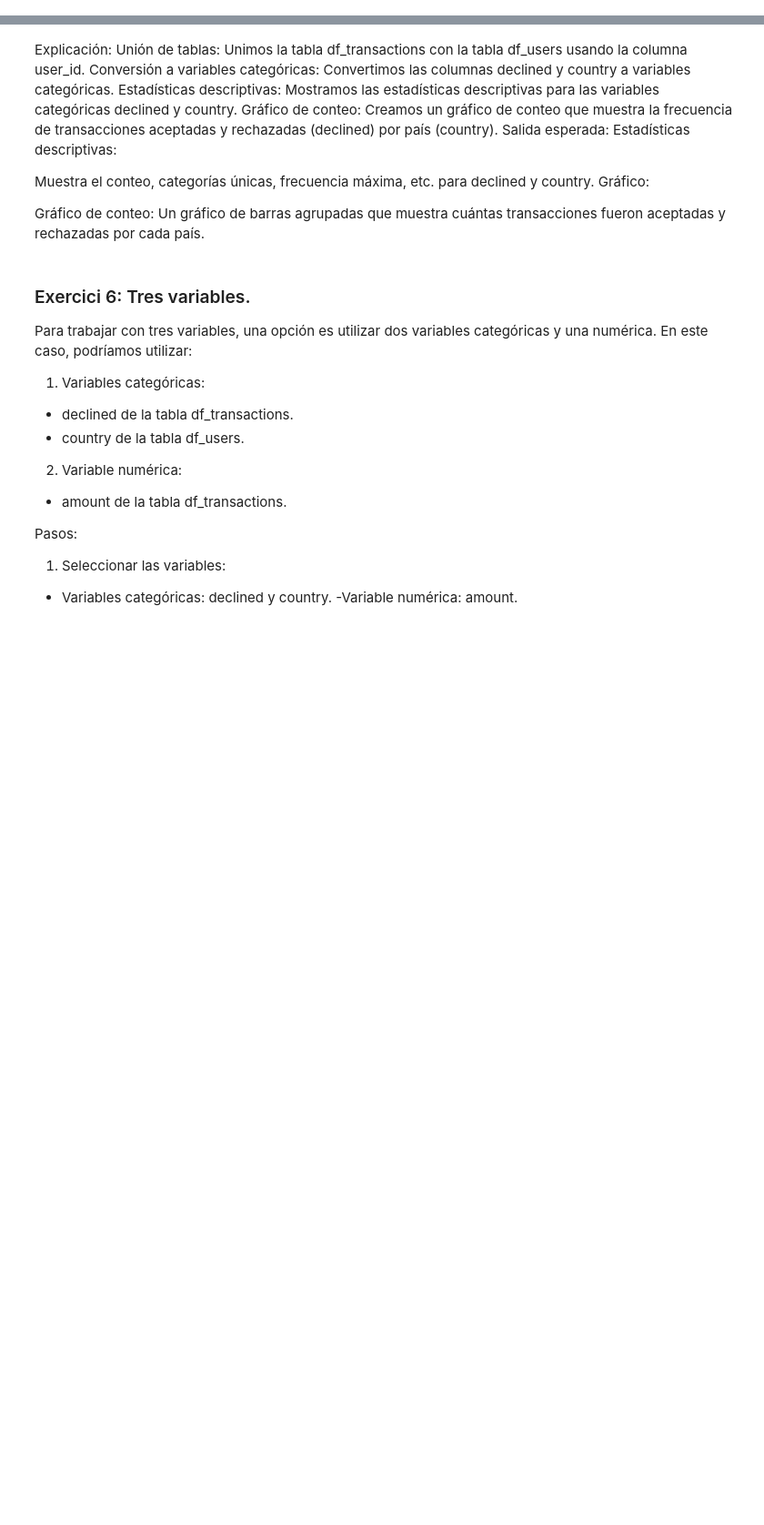
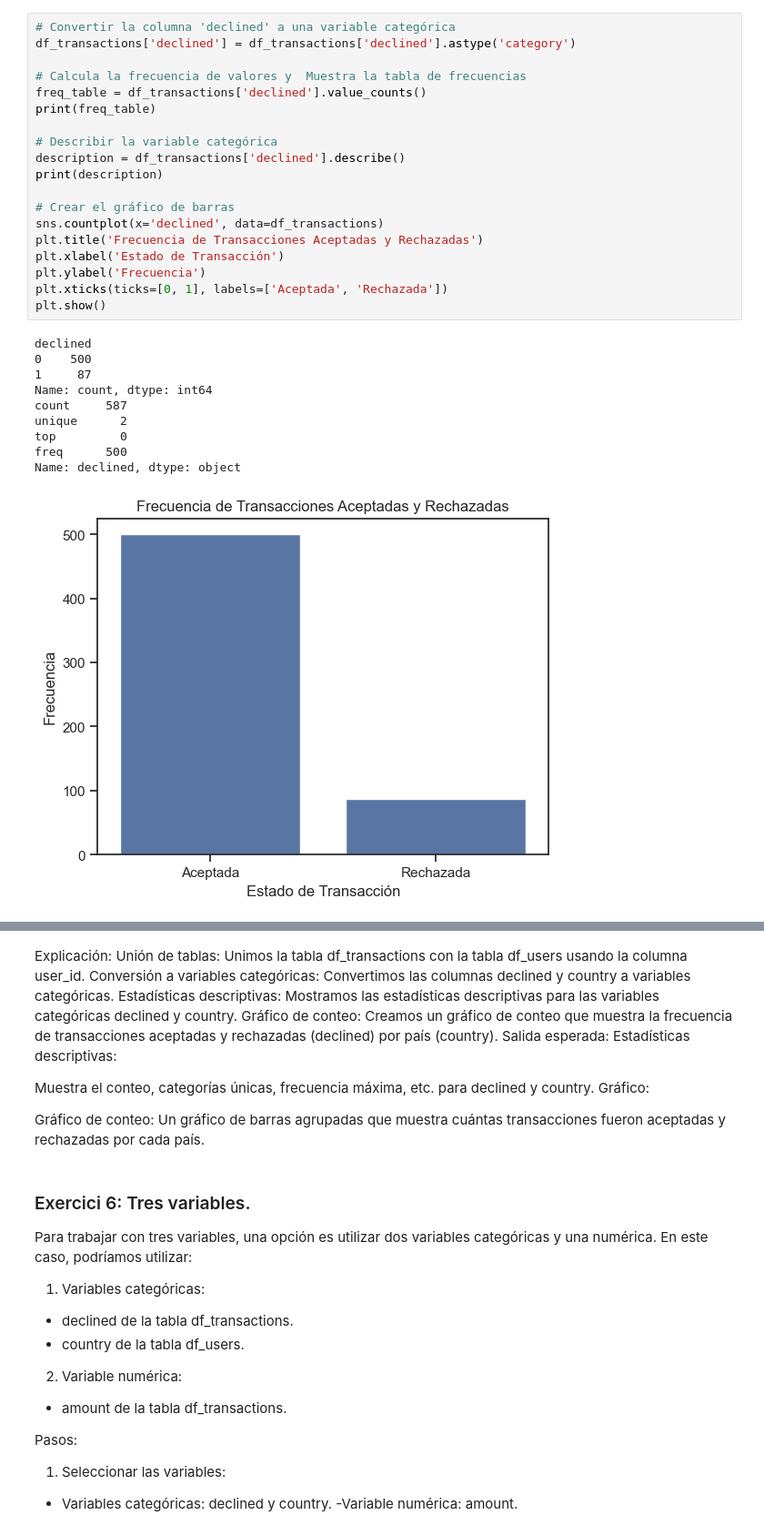
Before and after one commit to mcariqueo/Data_analytics_2024, a Jupyter notebook: Sprint_8_Python/sprint.ipynb, the cells around one changed output, grey strips where cells are left out. Shown at 91% size. Cells and saved outputs as stored; diff of their text form; blank space fills up the shorter version.

```diff
--- a/Sprint_8_Python/sprint.ipynb
+++ b/Sprint_8_Python/sprint.ipynb
@@ -323,0 +260,30 @@ plt.show()
+# %%
+# Convertir la columna 'declined' a una variable categórica
+df_transactions['declined'] = df_transactions['declined'].astype('category')
+
+# Calcula la frecuencia de valores y  Muestra la tabla de frecuencias
+freq_table = df_transactions['declined'].value_counts()
+print(freq_table)
+
+# Describir la variable categórica
+description = df_transactions['declined'].describe()
+print(description)
+
+# Crear el gráfico de barras
+sns.countplot(x='declined', data=df_transactions)
+plt.title('Frecuencia de Transacciones Aceptadas y Rechazadas')
+plt.xlabel('Estado de Transacción')
+plt.ylabel('Frecuencia')
+plt.xticks(ticks=[0, 1], labels=['Aceptada', 'Rechazada'])
+plt.show()
+# %% [output]
+declined
+0    500
+1     87
+Name: count, dtype: int64
+count     587
+unique      2
+top         0
+freq      500
+Name: declined, dtype: object
+[figure, added]
```
Also changed, not shown: parts of 48 cells of this notebook.
